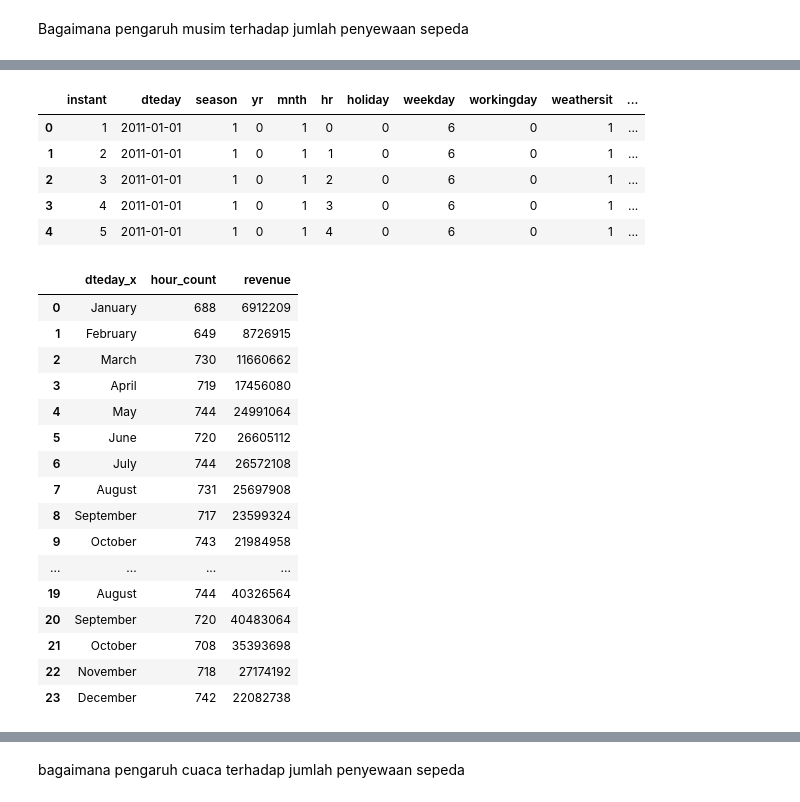
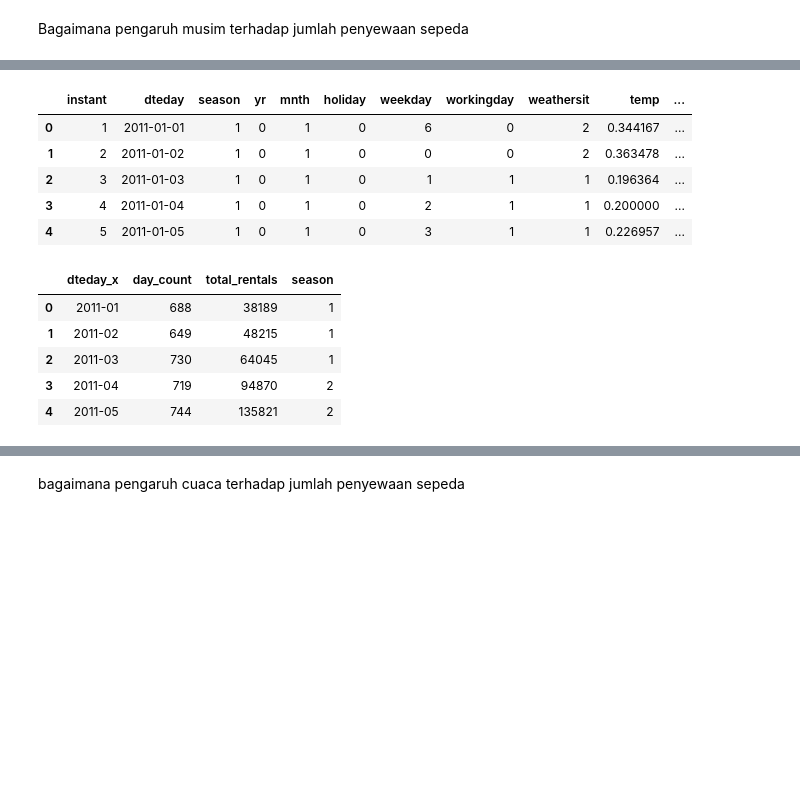
Before and after one commit to rifkurniawan-dev/projek_arif, a Jupyter notebook: Proyek_Analisis_Data_Arif.ipynb, the cells around one changed output, grey strips where cells are left out. Cells and saved outputs as stored; diff of their text form; code cells hidden in the pictures; blank space fills up the shorter version.

```diff
--- a/Proyek_Analisis_Data_Arif.ipynb
+++ b/Proyek_Analisis_Data_Arif.ipynb
@@ -461,2 +435,6 @@ dtype: int64
 # %% [markdown]
 ## Explore day_df & hour_df
+# %%
+instant_in_hour_df =  hour_df.instant.tolist()
+day_df["status"] = day_df["instant"].apply(lambda x: "Active" if x in instant_in_hour_df else "Non Active")
+day_df.sample(5)
@@ -465,8 +457,8 @@ hour_day_df = pd.merge(
     left= hour_df,
     right=day_df,
     how="left",
-    left_on="season",
-    right_on="season"
+    left_on="instant",
+    right_on="instant"
 )
 hour_day_df.head()
 # %% [output]
@@ -530,42 +510,31 @@ hour_day_df.sample(5)
 # %%
-hour_df.head()
+day_df.head()
 # %% [output]
-|  | instant | dteday | season | yr | mnth | hr | holiday | weekday | workingday | weathersit | ... |
-| 0 | 1 | 2011-01-01 | 1 | 0 | 1 | 0 | 0 | 6 | 0 | 1 | ... |
-| 1 | 2 | 2011-01-01 | 1 | 0 | 1 | 1 | 0 | 6 | 0 | 1 | ... |
-| 2 | 3 | 2011-01-01 | 1 | 0 | 1 | 2 | 0 | 6 | 0 | 1 | ... |
-| 3 | 4 | 2011-01-01 | 1 | 0 | 1 | 3 | 0 | 6 | 0 | 1 | ... |
-| 4 | 5 | 2011-01-01 | 1 | 0 | 1 | 4 | 0 | 6 | 0 | 1 | ... |
+|  | instant | dteday | season | yr | mnth | holiday | weekday | workingday | weathersit | temp | ... |
+| 0 | 1 | 2011-01-01 | 1 | 0 | 1 | 0 | 6 | 0 | 2 | 0.344167 | ... |
+| 1 | 2 | 2011-01-02 | 1 | 0 | 1 | 0 | 0 | 0 | 2 | 0.363478 | ... |
+| 2 | 3 | 2011-01-03 | 1 | 0 | 1 | 0 | 1 | 1 | 1 | 0.196364 | ... |
+| 3 | 4 | 2011-01-04 | 1 | 0 | 1 | 0 | 2 | 1 | 1 | 0.200000 | ... |
+| 4 | 5 | 2011-01-05 | 1 | 0 | 1 | 0 | 3 | 1 | 1 | 0.226957 | ... |
-# %%
-hour_day_df['dteday_x'] = pd.to_datetime(hour_day_df['dteday_x'])
 # %%
-monthly_hour_df = hour_day_df.resample(rule='MS', on='dteday_x').agg({
-    'instant_x': 'nunique',
-    'cnt_x': 'sum'
+monthly_day_df = hour_day_df.resample(rule='ME', on='dteday_x').agg({
+    'instant': 'nunique',
+    'cnt_x': 'sum',
+    'season_x': 'first'
 })
-monthly_hour_df.index = monthly_hour_df.index.strftime('%B')
-monthly_hour_df = monthly_hour_df.reset_index()
-monthly_hour_df.rename(columns={
-    'instant_x': 'hour_count',
-    'cnt_x': 'revenue'
+monthly_day_df.index = monthly_day_df.index.strftime('%Y-%m')
+monthly_day_df = monthly_day_df.reset_index()
+monthly_day_df.rename(columns={
+    'instant': 'day_count',
+    'cnt_x': 'total_rentals',
+    'season_x': 'season'
 }, inplace=True)
-monthly_hour_df
+monthly_day_df.head()
 # %% [output]
-|  | dteday_x | hour_count | revenue |
-| 0 | January | 688 | 6912209 |
-| 1 | February | 649 | 8726915 |
-| 2 | March | 730 | 11660662 |
-| 3 | April | 719 | 17456080 |
-| 4 | May | 744 | 24991064 |
-| 5 | June | 720 | 26605112 |
-| 6 | July | 744 | 26572108 |
-| 7 | August | 731 | 25697908 |
-| 8 | September | 717 | 23599324 |
-| 9 | October | 743 | 21984958 |
-| ... | ... | ... | ... |
-| 19 | August | 744 | 40326564 |
-| 20 | September | 720 | 40483064 |
-| 21 | October | 708 | 35393698 |
-| 22 | November | 718 | 27174192 |
-| 23 | December | 742 | 22082738 |
+|  | dteday_x | day_count | total_rentals | season |
+| 0 | 2011-01 | 688 | 38189 | 1 |
+| 1 | 2011-02 | 649 | 48215 | 1 |
+| 2 | 2011-03 | 730 | 64045 | 1 |
+| 3 | 2011-04 | 719 | 94870 | 2 |
+| 4 | 2011-05 | 744 | 135821 | 2 |
 # %%
```
Also changed, not shown: parts of 23 cells of this notebook.
